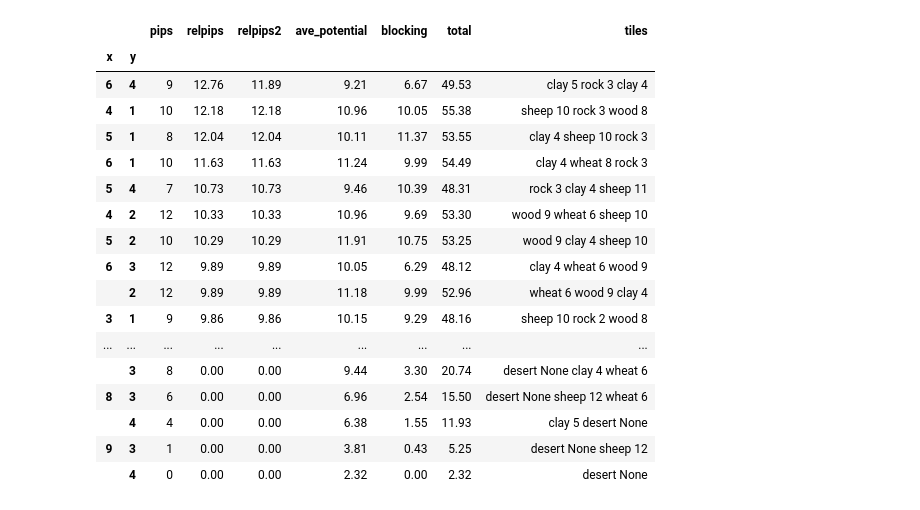
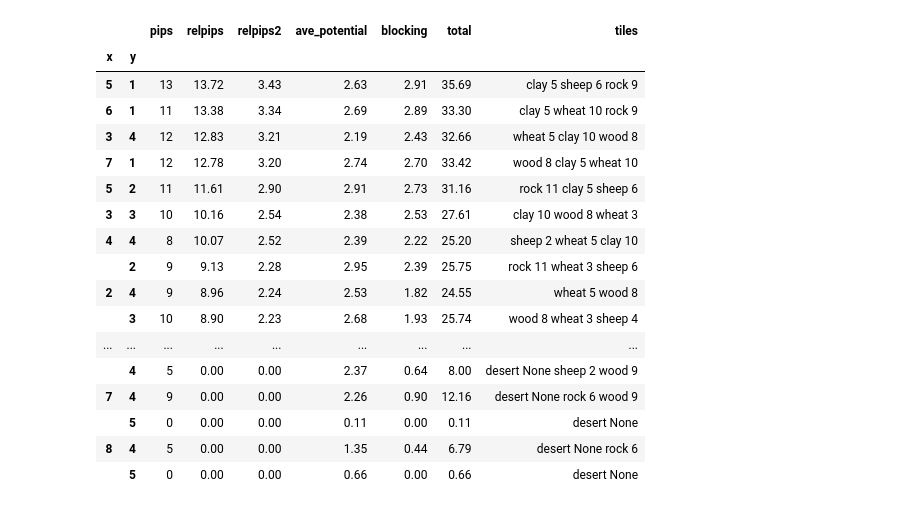
Before and after one commit to jack-mcivor/catan-bot, a Jupyter notebook: nbs/01-test-package.ipynb, the cells around one changed output. Drawn from its saved outputs; the diff is of its cells as text; code cells hidden in the pictures.

```diff
--- a/nbs/01-test-package.ipynb
+++ b/nbs/01-test-package.ipynb
@@ -1,7 +1,5 @@
 # %%
 import catan
-import numpy as np
 import pandas as pd
 pd.options.display.precision = 2
-pd.options.display.show_dimensions = True
 %matplotlib inline
@@ -12,2 +8,2 @@ np.dot([2,3], [4,8])
 # %%
-brd = catan.Board.random()
+brd = catan.Board(testtiles[1])
@@ -17,21 +74,21 @@ brd.plot_best()
 # %%
-brd.best()
+brd.best('relpips2', pl)
 # %% [output]
 |  |  | pips | relpips | relpips2 | ave_potential | blocking | total | tiles |
 | x | y |  |  |  |  |  |  |  |
-| 6 | 4 | 9 | 12.76 | 11.89 | 9.21 | 6.67 | 49.53 | clay 5 rock 3 clay 4 |
-| 4 | 1 | 10 | 12.18 | 12.18 | 10.96 | 10.05 | 55.38 | sheep 10 rock 3 wood 8 |
-| 5 | 1 | 8 | 12.04 | 12.04 | 10.11 | 11.37 | 53.55 | clay 4 sheep 10 rock 3 |
-| 6 | 1 | 10 | 11.63 | 11.63 | 11.24 | 9.99 | 54.49 | clay 4 wheat 8 rock 3 |
-| 5 | 4 | 7 | 10.73 | 10.73 | 9.46 | 10.39 | 48.31 | rock 3 clay 4 sheep 11 |
-| 4 | 2 | 12 | 10.33 | 10.33 | 10.96 | 9.69 | 53.30 | wood 9 wheat 6 sheep 10 |
-| 5 | 2 | 10 | 10.29 | 10.29 | 11.91 | 10.75 | 53.25 | wood 9 clay 4 sheep 10 |
-| 6 | 3 | 12 | 9.89 | 9.89 | 10.05 | 6.29 | 48.12 | clay 4 wheat 6 wood 9 |
-|  | 2 | 12 | 9.89 | 9.89 | 11.18 | 9.99 | 52.96 | wheat 6 wood 9 clay 4 |
-| 3 | 1 | 9 | 9.86 | 9.86 | 10.15 | 9.29 | 48.16 | sheep 10 rock 2 wood 8 |
+| 5 | 1 | 13 | 13.72 | 3.43 | 2.63 | 2.91 | 35.69 | clay 5 sheep 6 rock 9 |
+| 6 | 1 | 11 | 13.38 | 3.34 | 2.69 | 2.89 | 33.30 | clay 5 wheat 10 rock 9 |
+| 3 | 4 | 12 | 12.83 | 3.21 | 2.19 | 2.43 | 32.66 | wheat 5 clay 10 wood 8 |
+| 7 | 1 | 12 | 12.78 | 3.20 | 2.74 | 2.70 | 33.42 | wood 8 clay 5 wheat 10 |
+| 5 | 2 | 11 | 11.61 | 2.90 | 2.91 | 2.73 | 31.16 | rock 11 clay 5 sheep 6 |
+| 3 | 3 | 10 | 10.16 | 2.54 | 2.38 | 2.53 | 27.61 | clay 10 wood 8 wheat 3 |
+| 4 | 4 | 8 | 10.07 | 2.52 | 2.39 | 2.22 | 25.20 | sheep 2 wheat 5 clay 10 |
+|  | 2 | 9 | 9.13 | 2.28 | 2.95 | 2.39 | 25.75 | rock 11 wheat 3 sheep 6 |
+| 2 | 4 | 9 | 8.96 | 2.24 | 2.53 | 1.82 | 24.55 | wheat 5 wood 8 |
+|  | 3 | 10 | 8.90 | 2.23 | 2.68 | 1.93 | 25.74 | wood 8 wheat 3 sheep 4 |
 | ... | ... | ... | ... | ... | ... | ... | ... | ... |
-|  | 3 | 8 | 0.00 | 0.00 | 9.44 | 3.30 | 20.74 | desert None clay 4 wheat 6 |
-| 8 | 3 | 6 | 0.00 | 0.00 | 6.96 | 2.54 | 15.50 | desert None sheep 12 wheat 6 |
-|  | 4 | 4 | 0.00 | 0.00 | 6.38 | 1.55 | 11.93 | clay 5 desert None |
-| 9 | 3 | 1 | 0.00 | 0.00 | 3.81 | 0.43 | 5.25 | desert None sheep 12 |
-|  | 4 | 0 | 0.00 | 0.00 | 2.32 | 0.00 | 2.32 | desert None |
+|  | 4 | 5 | 0.00 | 0.00 | 2.37 | 0.64 | 8.00 | desert None sheep 2 wood 9 |
+| 7 | 4 | 9 | 0.00 | 0.00 | 2.26 | 0.90 | 12.16 | desert None rock 6 wood 9 |
+|  | 5 | 0 | 0.00 | 0.00 | 0.11 | 0.00 | 0.11 | desert None |
+| 8 | 4 | 5 | 0.00 | 0.00 | 1.35 | 0.44 | 6.79 | desert None rock 6 |
+|  | 5 | 0 | 0.00 | 0.00 | 0.66 | 0.00 | 0.66 | desert None |
```
Also changed, not shown: parts of 11 cells of this notebook, 3 other files.
